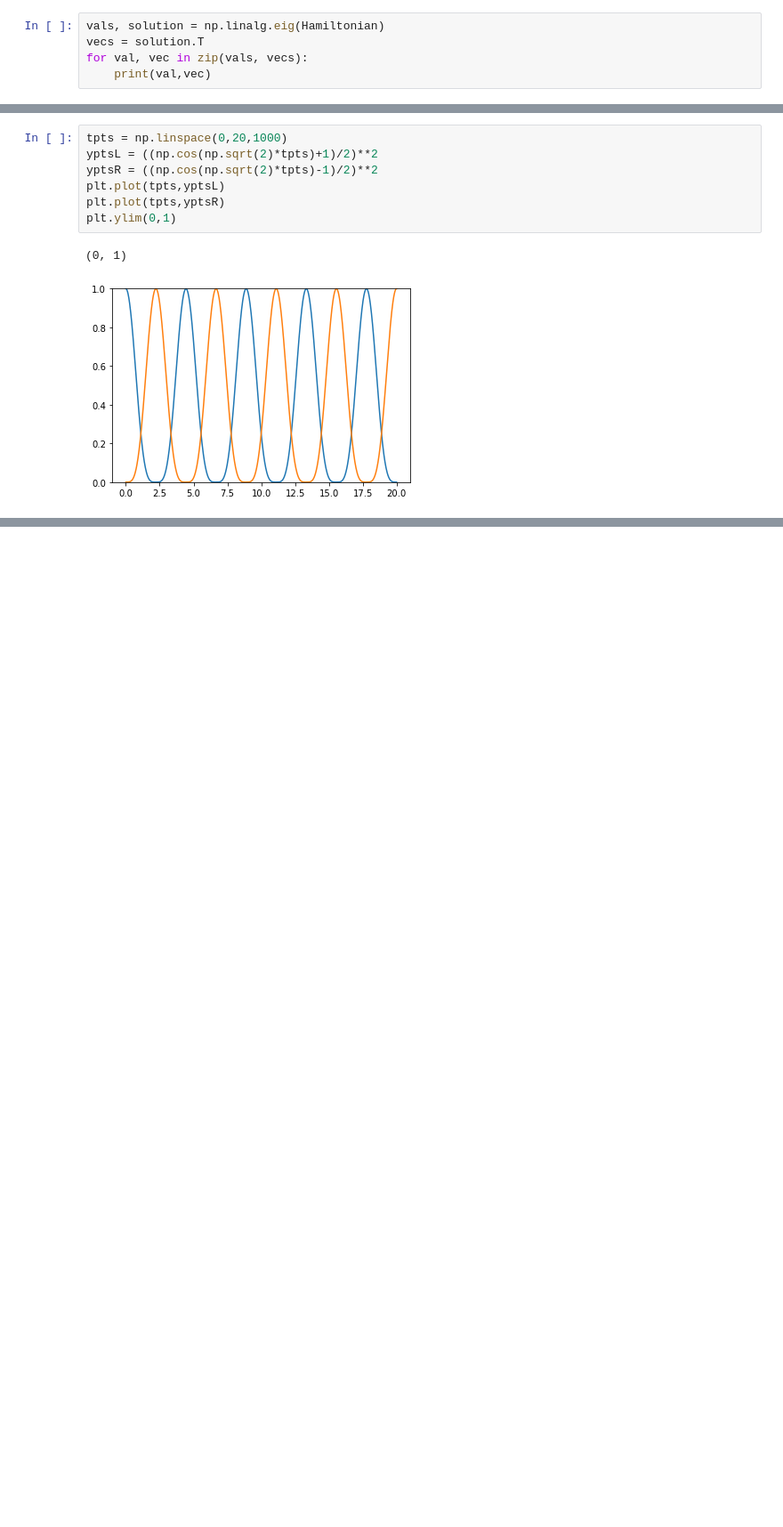
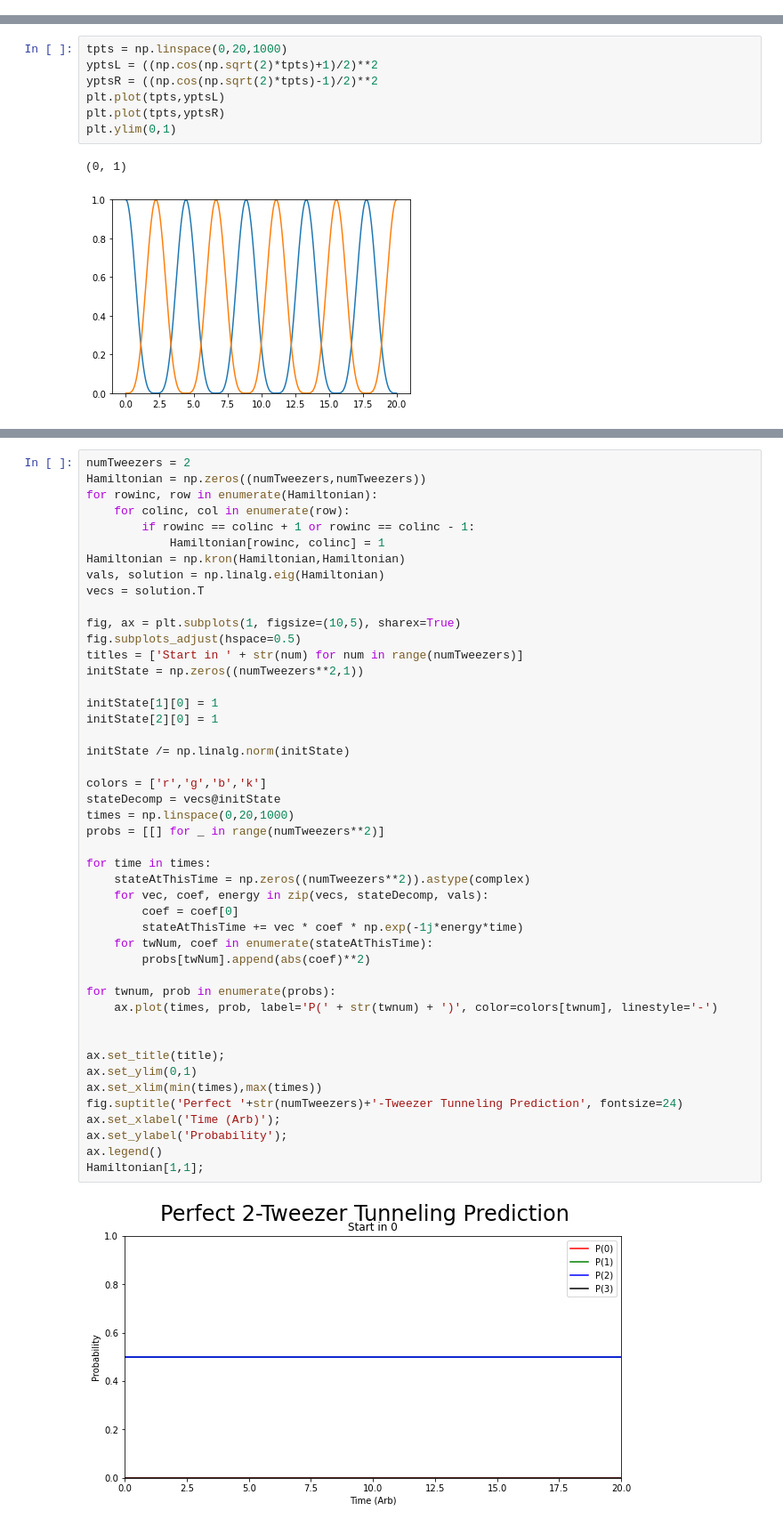
Before and after one commit to aquirdTurtle/Data-Analysis-Code, a Jupyter notebook: TunnelingCalc.ipynb, the cells around one changed output, grey strips where cells are left out. Shown at 89% size. Cells and saved outputs as stored; diff of their text form; blank space fills up the shorter version.

```diff
--- a/TunnelingCalc.ipynb
+++ b/TunnelingCalc.ipynb
@@ -1,8 +1,3 @@
 # %%
 import numpy as np
 import matplotlib.pyplot as plt
-# %%
-vals, solution = np.linalg.eig(Hamiltonian)
-vecs = solution.T
-for val, vec in zip(vals, vecs):
-    print(val,vec)
@@ -122,0 +116,48 @@ Hamiltonian[1,1]
+# %%
+numTweezers = 2
+Hamiltonian = np.zeros((numTweezers,numTweezers))
+for rowinc, row in enumerate(Hamiltonian):
+    for colinc, col in enumerate(row):
+        if rowinc == colinc + 1 or rowinc == colinc - 1:
+            Hamiltonian[rowinc, colinc] = 1
+Hamiltonian = np.kron(Hamiltonian,Hamiltonian)
+vals, solution = np.linalg.eig(Hamiltonian)
+vecs = solution.T
+
+fig, ax = plt.subplots(1, figsize=(10,5), sharex=True)
+fig.subplots_adjust(hspace=0.5)
+titles = ['Start in ' + str(num) for num in range(numTweezers)]
+initState = np.zeros((numTweezers**2,1))
+
+initState[1][0] = 1
+initState[2][0] = 1
+
+initState /= np.linalg.norm(initState)
+
+colors = ['r','g','b','k']
+stateDecomp = vecs@initState
+times = np.linspace(0,20,1000)
+probs = [[] for _ in range(numTweezers**2)]
+
+for time in times:
+    stateAtThisTime = np.zeros((numTweezers**2)).astype(complex)
+    for vec, coef, energy in zip(vecs, stateDecomp, vals):
+        coef = coef[0]
+        stateAtThisTime += vec * coef * np.exp(-1j*energy*time)
+    for twNum, coef in enumerate(stateAtThisTime):
+        probs[twNum].append(abs(coef)**2)
+
+for twnum, prob in enumerate(probs):
+    ax.plot(times, prob, label='P(' + str(twnum) + ')', color=colors[twnum], linestyle='-')
+
+
+ax.set_title(title);
+ax.set_ylim(0,1)
+ax.set_xlim(min(times),max(times))
+fig.suptitle('Perfect '+str(numTweezers)+'-Tweezer Tunneling Prediction', fontsize=24)
+ax.set_xlabel('Time (Arb)');
+ax.set_ylabel('Probability');
+ax.legend()
+Hamiltonian[1,1];
+# %% [output]
+[figure, added]
```
Also changed, not shown: parts of 3 cells of this notebook.
